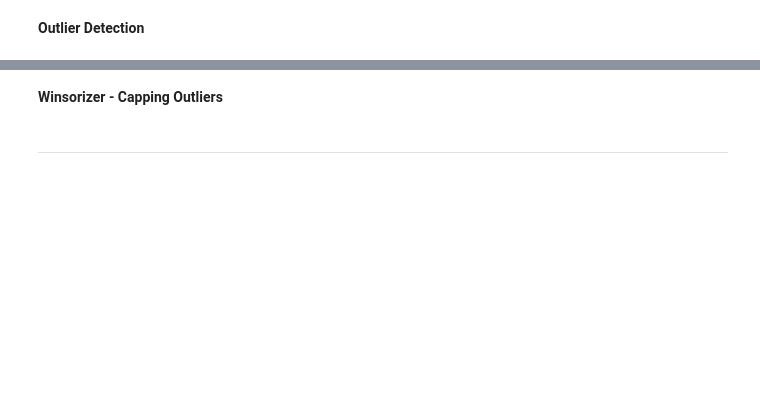
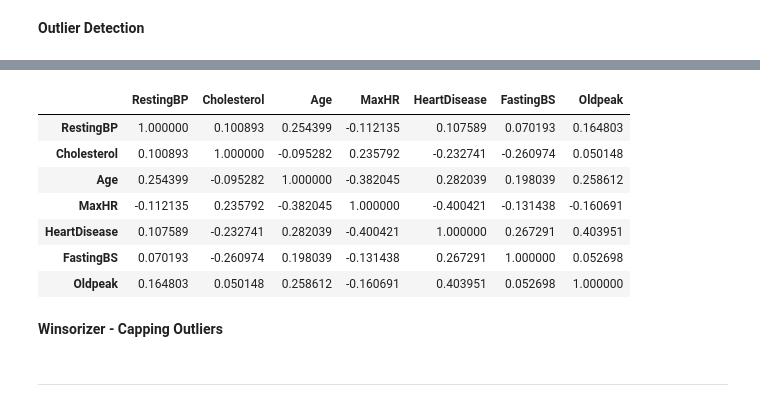
Before and after one commit to Lailah-Idrees/DA2_Assessment, a Jupyter notebook: jupyter_notebooks/ETL_Data_Analysis.ipynb, the cells around one changed output, grey strips where cells are left out. Drawn from its saved outputs; the diff is of its cells as text; code cells hidden in the pictures; blank space fills up the shorter version.

```diff
--- a/jupyter_notebooks/ETL_Data_Analysis.ipynb
+++ b/jupyter_notebooks/ETL_Data_Analysis.ipynb
@@ -224,3 +191,15 @@ This is the range where a data point is not an outlier: from 191.65 to 655.88
+# %%
+df_corr=df[['RestingBP', 'Cholesterol', 'Age', 'MaxHR', 'HeartDisease','FastingBS','Oldpeak']].corr(method='pearson')
+df_corr
+# %% [output]
+|  | RestingBP | Cholesterol | Age | MaxHR | HeartDisease | FastingBS | Oldpeak |
+| RestingBP | 1.000000 | 0.100893 | 0.254399 | -0.112135 | 0.107589 | 0.070193 | 0.164803 |
+| Cholesterol | 0.100893 | 1.000000 | -0.095282 | 0.235792 | -0.232741 | -0.260974 | 0.050148 |
+| Age | 0.254399 | -0.095282 | 1.000000 | -0.382045 | 0.282039 | 0.198039 | 0.258612 |
+| MaxHR | -0.112135 | 0.235792 | -0.382045 | 1.000000 | -0.400421 | -0.131438 | -0.160691 |
+| HeartDisease | 0.107589 | -0.232741 | 0.282039 | -0.400421 | 1.000000 | 0.267291 | 0.403951 |
+| FastingBS | 0.070193 | -0.260974 | 0.198039 | -0.131438 | 0.267291 | 1.000000 | 0.052698 |
+| Oldpeak | 0.164803 | 0.050148 | 0.258612 | -0.160691 | 0.403951 | 0.052698 | 1.000000 |
 # %% [markdown]
 **Winsorizer - Capping Outliers**
 # %% [markdown]
```
Also changed, not shown: parts of 9 cells of this notebook.
